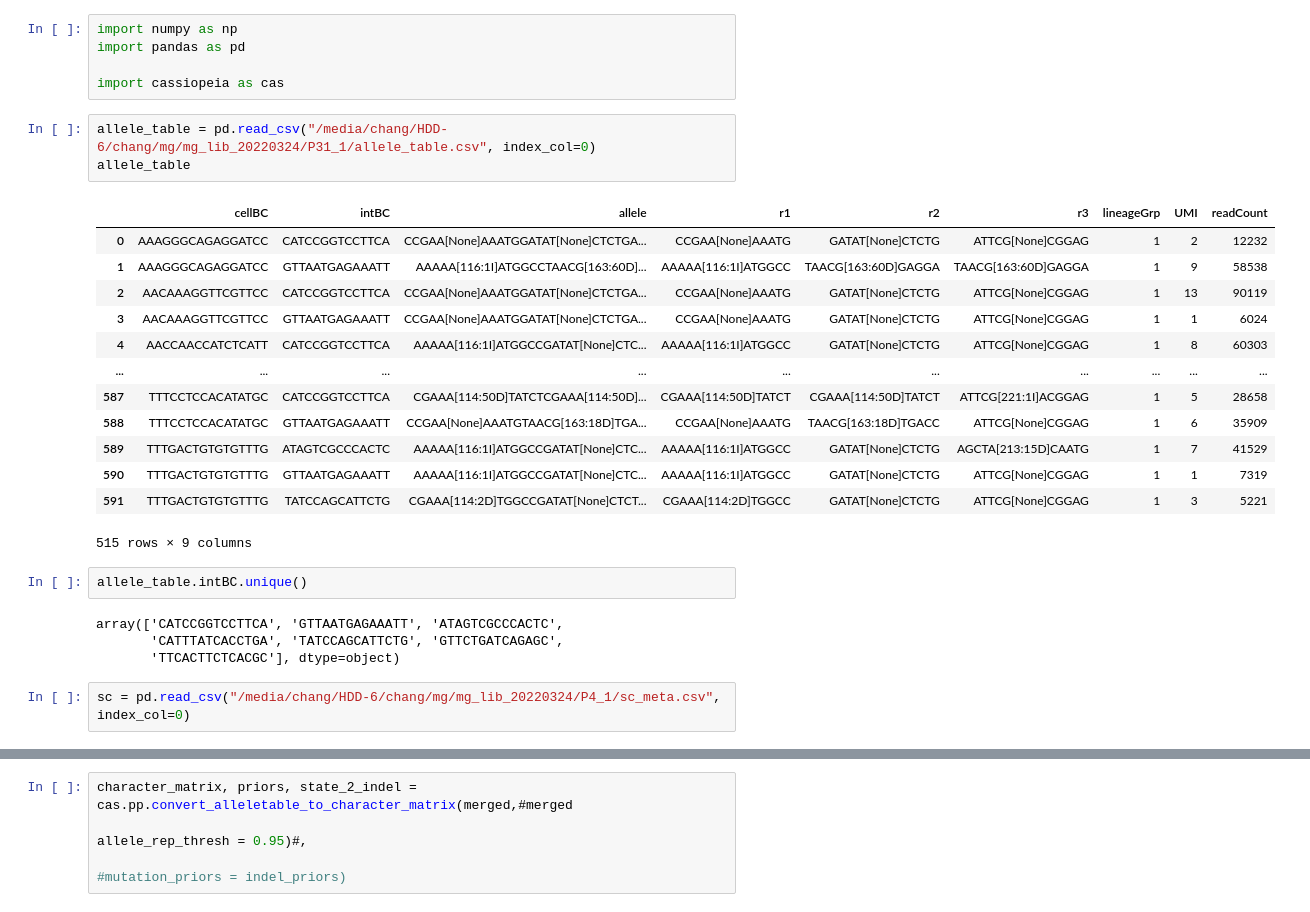
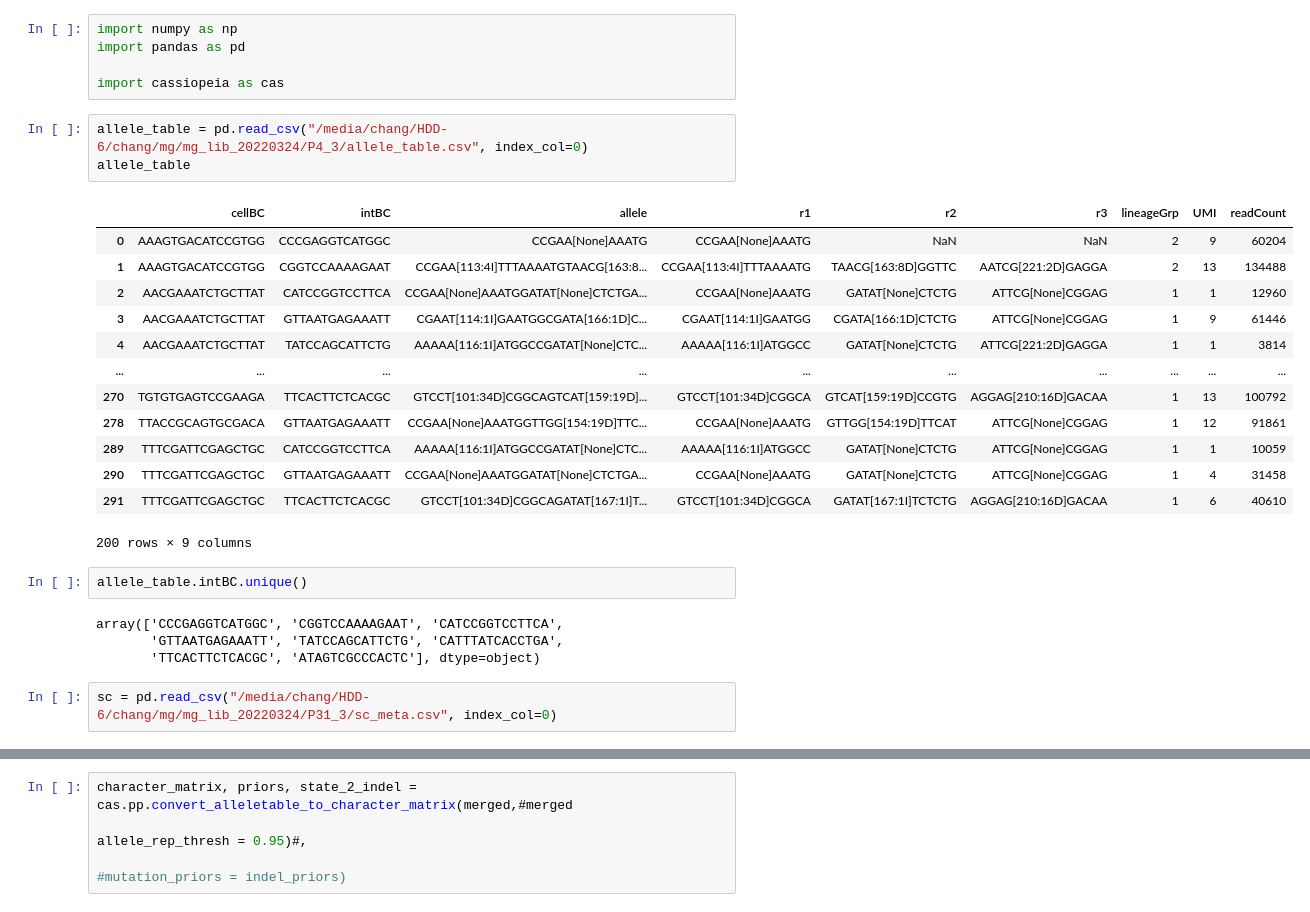
Before and after one commit to cnk113/analysis-scripts, a Jupyter notebook: ipynb/mg_lineage_tree.ipynb, the cells around one changed output, grey strips where cells are left out. Cells and saved outputs as stored; diff of their text form.

```diff
--- a/ipynb/mg_lineage_tree.ipynb
+++ b/ipynb/mg_lineage_tree.ipynb
@@ -4,30 +4,30 @@ import pandas as pd
 
 import cassiopeia as cas
 # %%
-allele_table = pd.read_csv("/media/chang/HDD-6/chang/mg/mg_lib_20220324/P31_1/allele_table.csv", index_col=0)
+allele_table = pd.read_csv("/media/chang/HDD-6/chang/mg/mg_lib_20220324/P4_3/allele_table.csv", index_col=0)
 allele_table
 # %% [output]
 |  | cellBC | intBC | allele | r1 | r2 | r3 | lineageGrp | UMI | readCount |
-| 0 | AAAGGGCAGAGGATCC | CATCCGGTCCTTCA | CCGAA[None]AAATGGATAT[None]CTCTGA... | CCGAA[None]AAATG | GATAT[None]CTCTG | ATTCG[None]CGGAG | 1 | 2 | 12232 |
-| 1 | AAAGGGCAGAGGATCC | GTTAATGAGAAATT | AAAAA[116:1I]ATGGCCTAACG[163:60D]... | AAAAA[116:1I]ATGGCC | TAACG[163:60D]GAGGA | TAACG[163:60D]GAGGA | 1 | 9 | 58538 |
-| 2 | AACAAAGGTTCGTTCC | CATCCGGTCCTTCA | CCGAA[None]AAATGGATAT[None]CTCTGA... | CCGAA[None]AAATG | GATAT[None]CTCTG | ATTCG[None]CGGAG | 1 | 13 | 90119 |
-| 3 | AACAAAGGTTCGTTCC | GTTAATGAGAAATT | CCGAA[None]AAATGGATAT[None]CTCTGA... | CCGAA[None]AAATG | GATAT[None]CTCTG | ATTCG[None]CGGAG | 1 | 1 | 6024 |
-| 4 | AACCAACCATCTCATT | CATCCGGTCCTTCA | AAAAA[116:1I]ATGGCCGATAT[None]CTC... | AAAAA[116:1I]ATGGCC | GATAT[None]CTCTG | ATTCG[None]CGGAG | 1 | 8 | 60303 |
+| 0 | AAAGTGACATCCGTGG | CCCGAGGTCATGGC | CCGAA[None]AAATG | CCGAA[None]AAATG | NaN | NaN | 2 | 9 | 60204 |
+| 1 | AAAGTGACATCCGTGG | CGGTCCAAAAGAAT | CCGAA[113:4I]TTTAAAATGTAACG[163:8... | CCGAA[113:4I]TTTAAAATG | TAACG[163:8D]GGTTC | AATCG[221:2D]GAGGA | 2 | 13 | 134488 |
+| 2 | AACGAAATCTGCTTAT | CATCCGGTCCTTCA | CCGAA[None]AAATGGATAT[None]CTCTGA... | CCGAA[None]AAATG | GATAT[None]CTCTG | ATTCG[None]CGGAG | 1 | 1 | 12960 |
+| 3 | AACGAAATCTGCTTAT | GTTAATGAGAAATT | CGAAT[114:1I]GAATGGCGATA[166:1D]C... | CGAAT[114:1I]GAATGG | CGATA[166:1D]CTCTG | ATTCG[None]CGGAG | 1 | 9 | 61446 |
+| 4 | AACGAAATCTGCTTAT | TATCCAGCATTCTG | AAAAA[116:1I]ATGGCCGATAT[None]CTC... | AAAAA[116:1I]ATGGCC | GATAT[None]CTCTG | ATTCG[221:2D]GAGGA | 1 | 1 | 3814 |
 | ... | ... | ... | ... | ... | ... | ... | ... | ... | ... |
-| 587 | TTTCCTCCACATATGC | CATCCGGTCCTTCA | CGAAA[114:50D]TATCTCGAAA[114:50D]... | CGAAA[114:50D]TATCT | CGAAA[114:50D]TATCT | ATTCG[221:1I]ACGGAG | 1 | 5 | 28658 |
-| 588 | TTTCCTCCACATATGC | GTTAATGAGAAATT | CCGAA[None]AAATGTAACG[163:18D]TGA... | CCGAA[None]AAATG | TAACG[163:18D]TGACC | ATTCG[None]CGGAG | 1 | 6 | 35909 |
-| 589 | TTTGACTGTGTGTTTG | ATAGTCGCCCACTC | AAAAA[116:1I]ATGGCCGATAT[None]CTC... | AAAAA[116:1I]ATGGCC | GATAT[None]CTCTG | AGCTA[213:15D]CAATG | 1 | 7 | 41529 |
-| 590 | TTTGACTGTGTGTTTG | GTTAATGAGAAATT | AAAAA[116:1I]ATGGCCGATAT[None]CTC... | AAAAA[116:1I]ATGGCC | GATAT[None]CTCTG | ATTCG[None]CGGAG | 1 | 1 | 7319 |
-| 591 | TTTGACTGTGTGTTTG | TATCCAGCATTCTG | CGAAA[114:2D]TGGCCGATAT[None]CTCT... | CGAAA[114:2D]TGGCC | GATAT[None]CTCTG | ATTCG[None]CGGAG | 1 | 3 | 5221 |
+| 270 | TGTGTGAGTCCGAAGA | TTCACTTCTCACGC | GTCCT[101:34D]CGGCAGTCAT[159:19D]... | GTCCT[101:34D]CGGCA | GTCAT[159:19D]CCGTG | AGGAG[210:16D]GACAA | 1 | 13 | 100792 |
+| 278 | TTACCGCAGTGCGACA | GTTAATGAGAAATT | CCGAA[None]AAATGGTTGG[154:19D]TTC... | CCGAA[None]AAATG | GTTGG[154:19D]TTCAT | ATTCG[None]CGGAG | 1 | 12 | 91861 |
+| 289 | TTTCGATTCGAGCTGC | CATCCGGTCCTTCA | AAAAA[116:1I]ATGGCCGATAT[None]CTC... | AAAAA[116:1I]ATGGCC | GATAT[None]CTCTG | ATTCG[None]CGGAG | 1 | 1 | 10059 |
+| 290 | TTTCGATTCGAGCTGC | GTTAATGAGAAATT | CCGAA[None]AAATGGATAT[None]CTCTGA... | CCGAA[None]AAATG | GATAT[None]CTCTG | ATTCG[None]CGGAG | 1 | 4 | 31458 |
+| 291 | TTTCGATTCGAGCTGC | TTCACTTCTCACGC | GTCCT[101:34D]CGGCAGATAT[167:1I]T... | GTCCT[101:34D]CGGCA | GATAT[167:1I]TCTCTG | AGGAG[210:16D]GACAA | 1 | 6 | 40610 |
-515 rows × 9 columns
+200 rows × 9 columns
 # %%
 allele_table.intBC.unique()
 # %% [output]
-array(['CATCCGGTCCTTCA', 'GTTAATGAGAAATT', 'ATAGTCGCCCACTC',
-       'CATTTATCACCTGA', 'TATCCAGCATTCTG', 'GTTCTGATCAGAGC',
-       'TTCACTTCTCACGC'], dtype=object)
+array(['CCCGAGGTCATGGC', 'CGGTCCAAAAGAAT', 'CATCCGGTCCTTCA',
+       'GTTAATGAGAAATT', 'TATCCAGCATTCTG', 'CATTTATCACCTGA',
+       'TTCACTTCTCACGC', 'ATAGTCGCCCACTC'], dtype=object)
 # %%
-sc = pd.read_csv("/media/chang/HDD-6/chang/mg/mg_lib_20220324/P4_1/sc_meta.csv", index_col=0)
+sc = pd.read_csv("/media/chang/HDD-6/chang/mg/mg_lib_20220324/P31_3/sc_meta.csv", index_col=0)
 # %%
 sc['cellBC'] = sc.index
 sc[['cellBC','clusters']]
```
Also changed, not shown: parts of 7 cells of this notebook, 6 other files.
